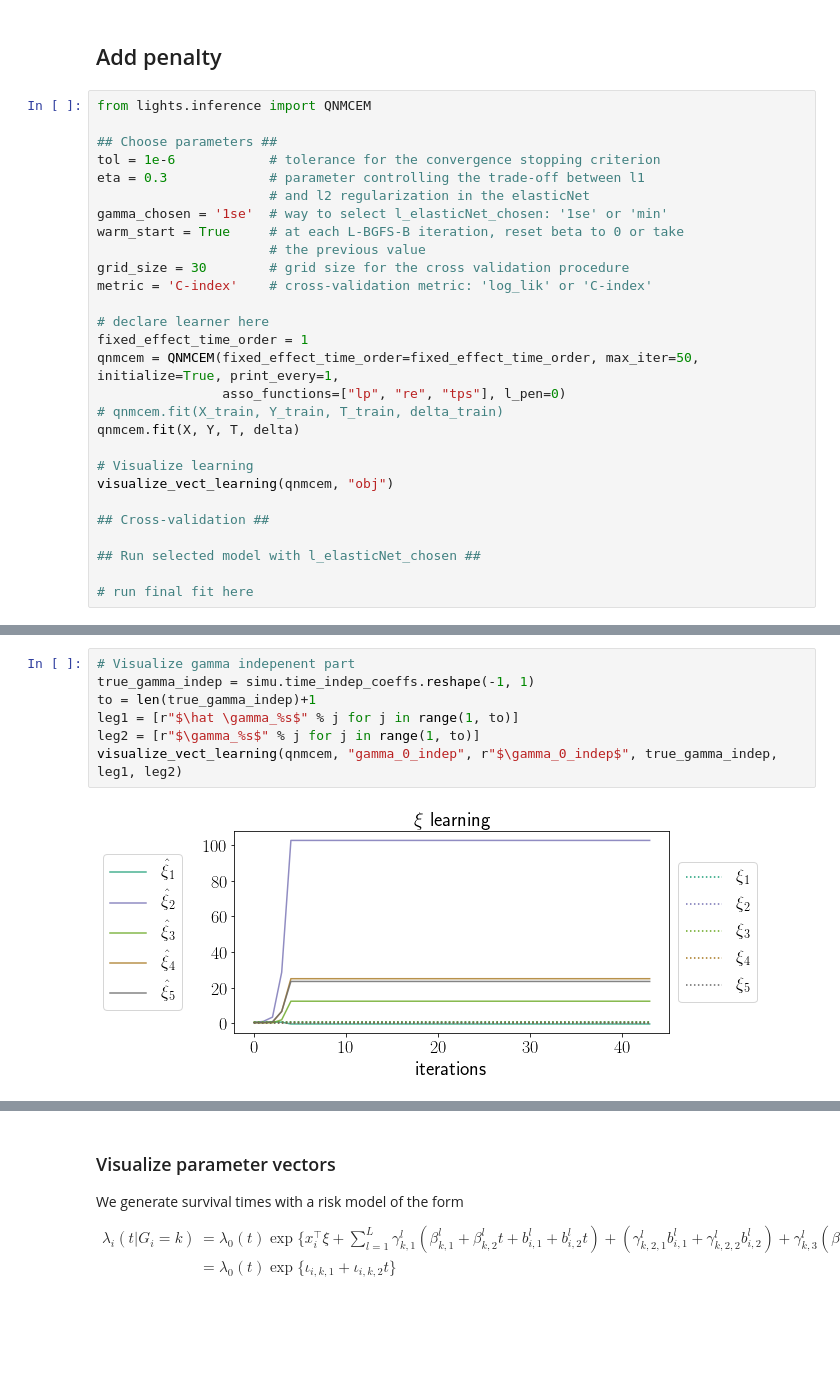
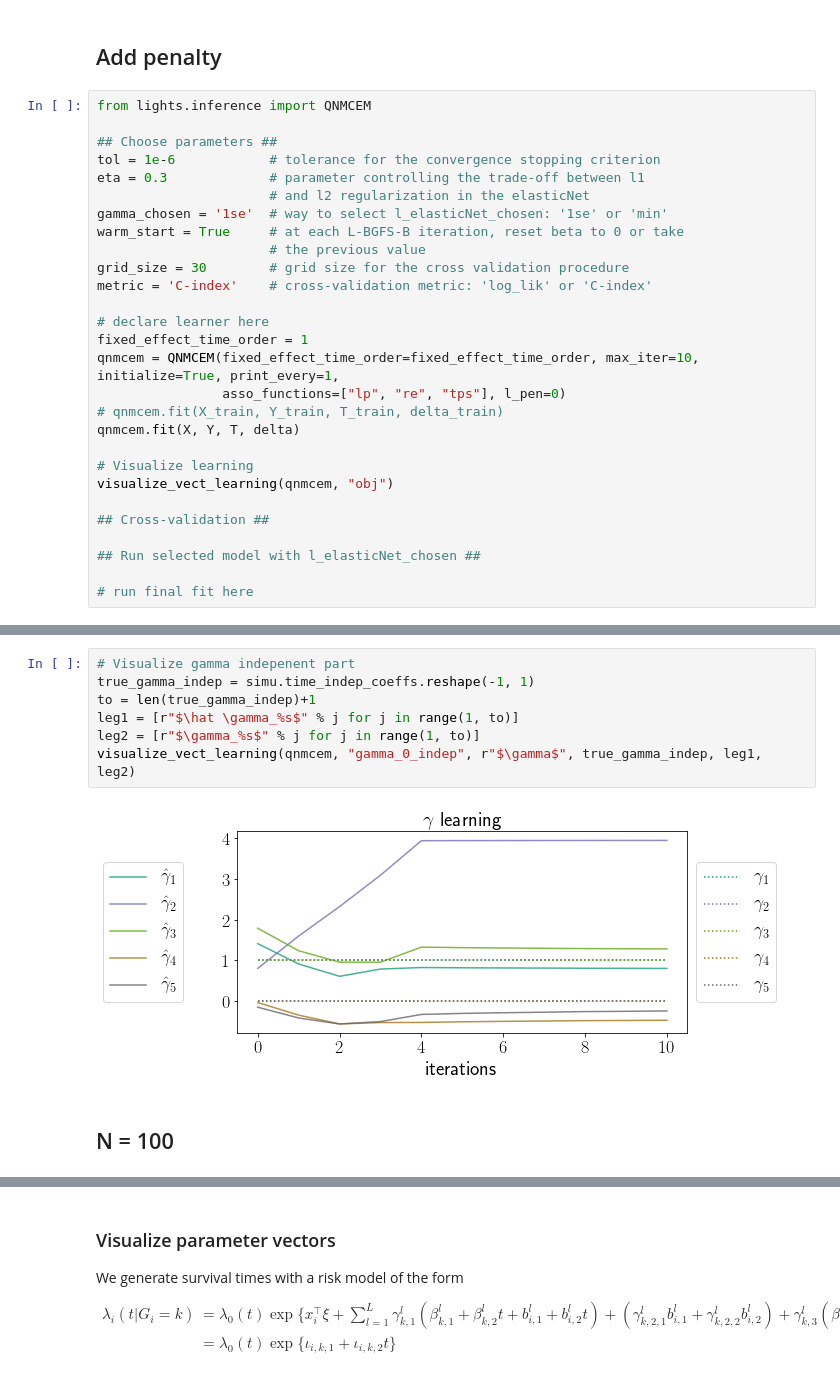
Before and after one commit to Califrais/flash, a Jupyter notebook: Lights tutorial.ipynb, the cells around one changed output, grey strips where cells are left out. Cells and saved outputs as stored; diff of their text form; blank space fills up the shorter version.

```diff
--- a/Lights tutorial.ipynb
+++ b/Lights tutorial.ipynb
@@ -53,7 +53,7 @@ metric = 'C-index'    # cross-validation metric: 'log_lik' or 'C-index'
 
 # declare learner here
 fixed_effect_time_order = 1
-qnmcem = QNMCEM(fixed_effect_time_order=fixed_effect_time_order, max_iter=50, initialize=True, print_every=1,
+qnmcem = QNMCEM(fixed_effect_time_order=fixed_effect_time_order, max_iter=10, initialize=True, print_every=1,
                 asso_functions=["lp", "re", "tps"], l_pen=0)
 # qnmcem.fit(X_train, Y_train, T_train, delta_train)
 qnmcem.fit(X, Y, T, delta)
@@ -115,9 +115,11 @@ visualize_vect_learning(qnmcem, "xi", r"$\xi$", true_xi, leg1, leg2)
 # %%
 # Visualize gamma indepenent part
 true_gamma_indep = simu.time_indep_coeffs.reshape(-1, 1)
 to = len(true_gamma_indep)+1
 leg1 = [r"$\hat \gamma_%s$" % j for j in range(1, to)]
 leg2 = [r"$\gamma_%s$" % j for j in range(1, to)]
-visualize_vect_learning(qnmcem, "gamma_0_indep", r"$\gamma_0_indep$", true_gamma_indep, leg1, leg2)
+visualize_vect_learning(qnmcem, "gamma_0_indep", r"$\gamma$", true_gamma_indep, leg1, leg2)
 # %% [output]
-[figure, old version]
+[figure, new version]
+# %% [markdown]
+## N = 100
```
Also changed, not shown: parts of 11 cells of this notebook, 1 other file.
